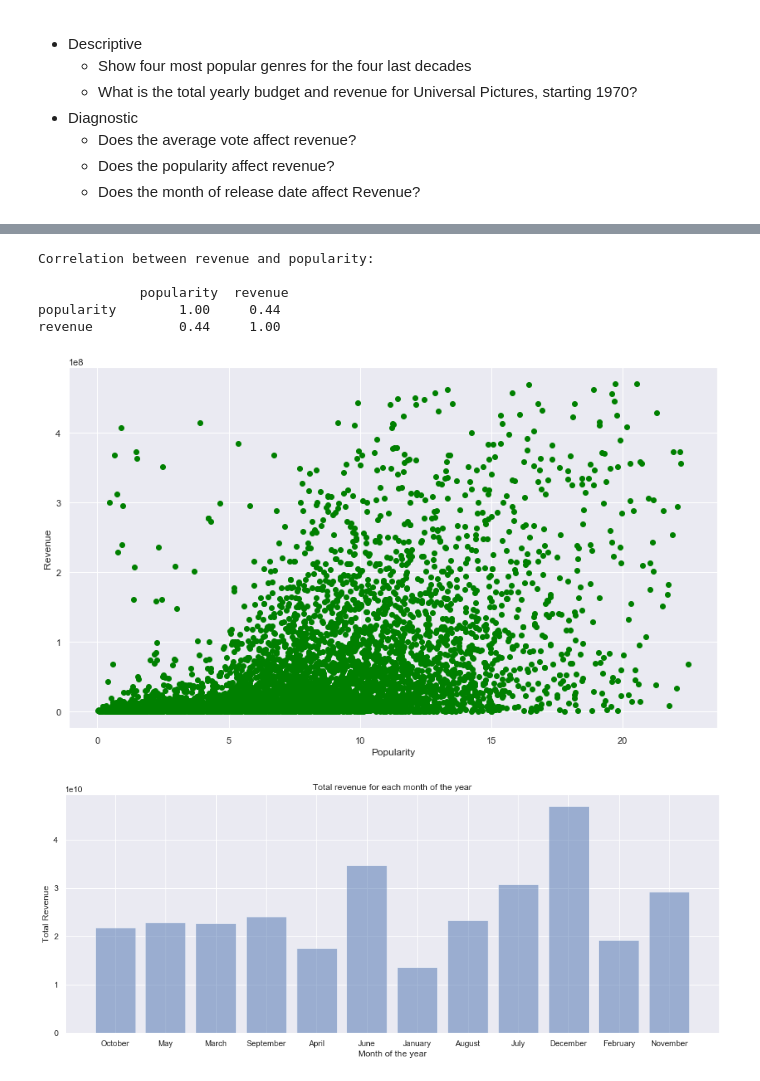
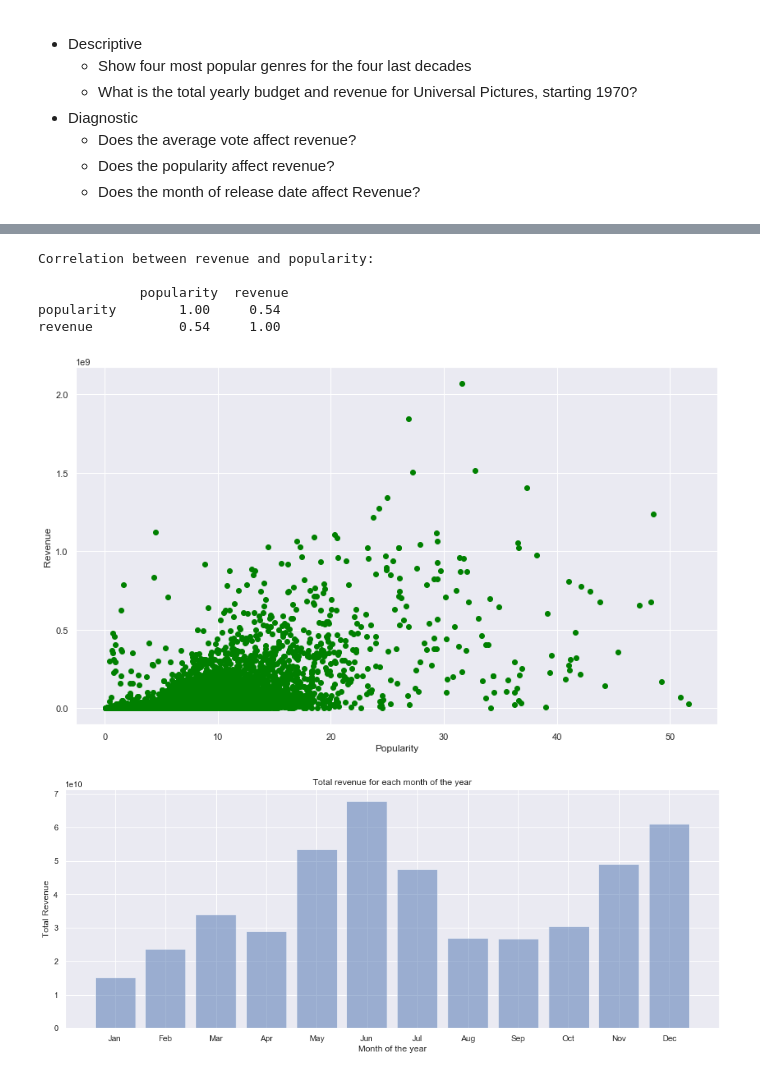
Before and after one commit to nastazya/Movies-analytics, a Jupyter notebook: EDA.ipynb, the cells around one changed output, grey strips where cells are left out. Cells and saved outputs as stored; diff of their text form; code cells hidden in the pictures.

```diff
--- a/EDA.ipynb
+++ b/EDA.ipynb
@@ -20,7 +20,7 @@ sns.set_style('whitegrid')
 pd.set_option('display.float_format', lambda x: '%.2f' % x)
 pd.set_option('display.max_columns', 24)
 # %%
-df = pd.read_csv('data/movies_full.csv')
+df = pd.read_csv('data/movies_full_with_outliers.csv')
 df['release_date'] = pd.to_datetime(df['release_date'])
 print(df.dtypes)
 # %% [output]
@@ -353,9 +385,24 @@ plt.show()
 # We will have closer look later
 budget_year = df.groupby(by='year')['budget'].mean()
 budget_year.sort_values()
-
-plt.figure(figsize=(14,7))
-plt.plot(budget_year.index, budget_year.values, '-', color = 'green')
+plt.figure(figsize=(16,7))
+plt.plot(budget_year.index, budget_year.values, '-', color = 'blue')
 plt.xlabel('Year')
 plt.ylabel('Budget')
+
+#finding the outlier:
+print(df[(df['year']>1925) & (df['year']<1935)][['id', 'title', 'budget']])
+
+#We se that "Metropolis" has a budget of 92M. We checked online and saw that the real budget was 6M. Let's replace this value
+df.loc[df['id'] == 19, ['budget']] = 6000000
+print(df[df['title']=='Metropolis'][['id', 'title', 'budget']])
+
+#Replotting the trend
+budget_year = df.groupby(by='year')['budget'].mean()
+budget_year.sort_values()
+plt.figure(figsize=(15,6))
+plt.plot(budget_year.index, budget_year.values, '-', color = 'blue')
+plt.title('Yearly average budget')
+plt.xlabel('Year')
+plt.ylabel('Budget')
 # %% [output]
@@ -659,23 +846,26 @@ print('Correlation between revenue and popularity: \n\n', df[['popularity','reve
 Correlation between revenue and popularity:
 
              popularity  revenue
-popularity        1.00     0.44
-revenue           0.44     1.00
+popularity        1.00     0.54
+revenue           0.54     1.00
-[figure, old version]
+[figure, new version]
 # %%
 # Does the month of release date affect Revenue?
 # December and June are the best month to release the movie
-
-df_m = df.groupby([df['release_date'].dt.month_name()], sort=False)['revenue'].sum()
+import calendar
+df['month'] = df['release_date'].dt.month
+df_m = df.groupby([df['release_date'].dt.month], sort=True)['revenue'].sum()
+month=[]
+for x in set(df['release_date'].dt.month):
+    month.append(calendar.month_abbr[x])
 
 # Bar Chart
 plt.figure(figsize=(16,6))
 plt.title('Total revenue for each month of the year')
 plt.xlabel('Month of the year')
 plt.ylabel('Total Revenue')
 
-plt.bar(df_m.index, df_m.values, align='center', alpha=0.5)
-#plt.xticks(12, g_name, rotation=45)
+plt.bar(month, df_m.values, align='center', alpha=0.5)
 plt.show()
 # %% [output]
-[figure, old version]
+[figure, new version]
```
Also changed, not shown: parts of 22 cells of this notebook.
